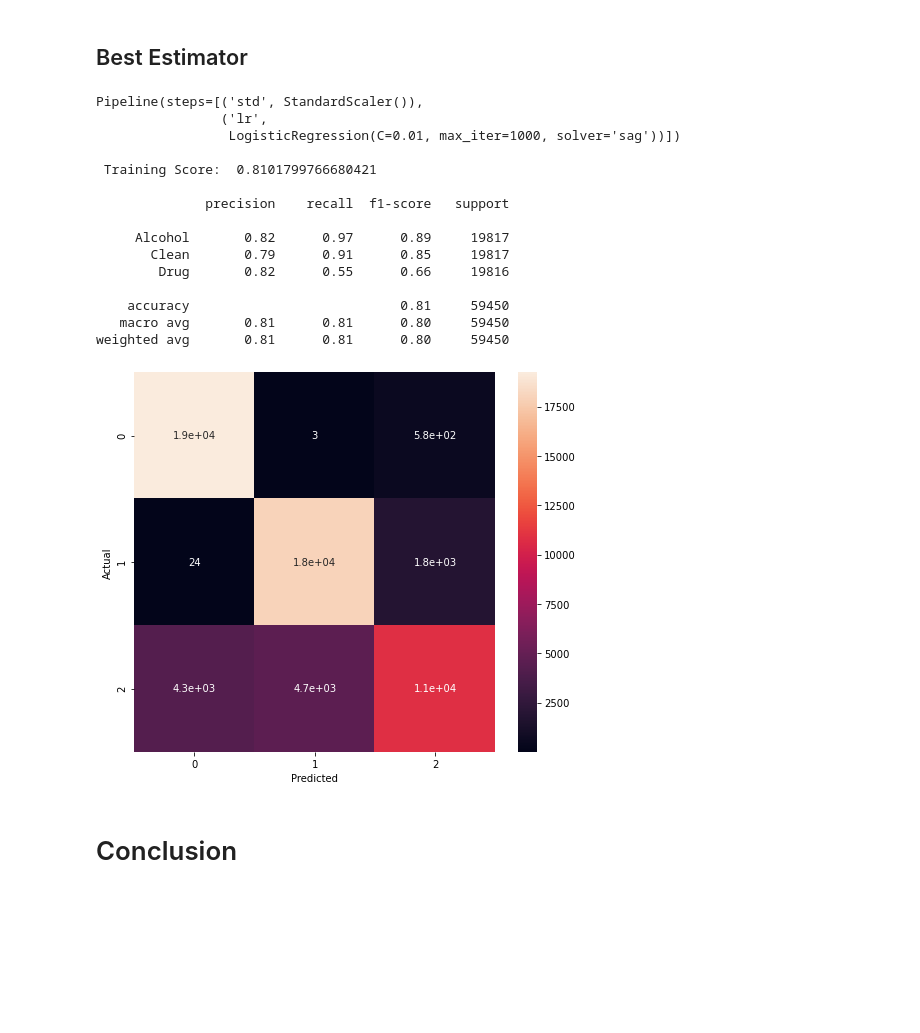
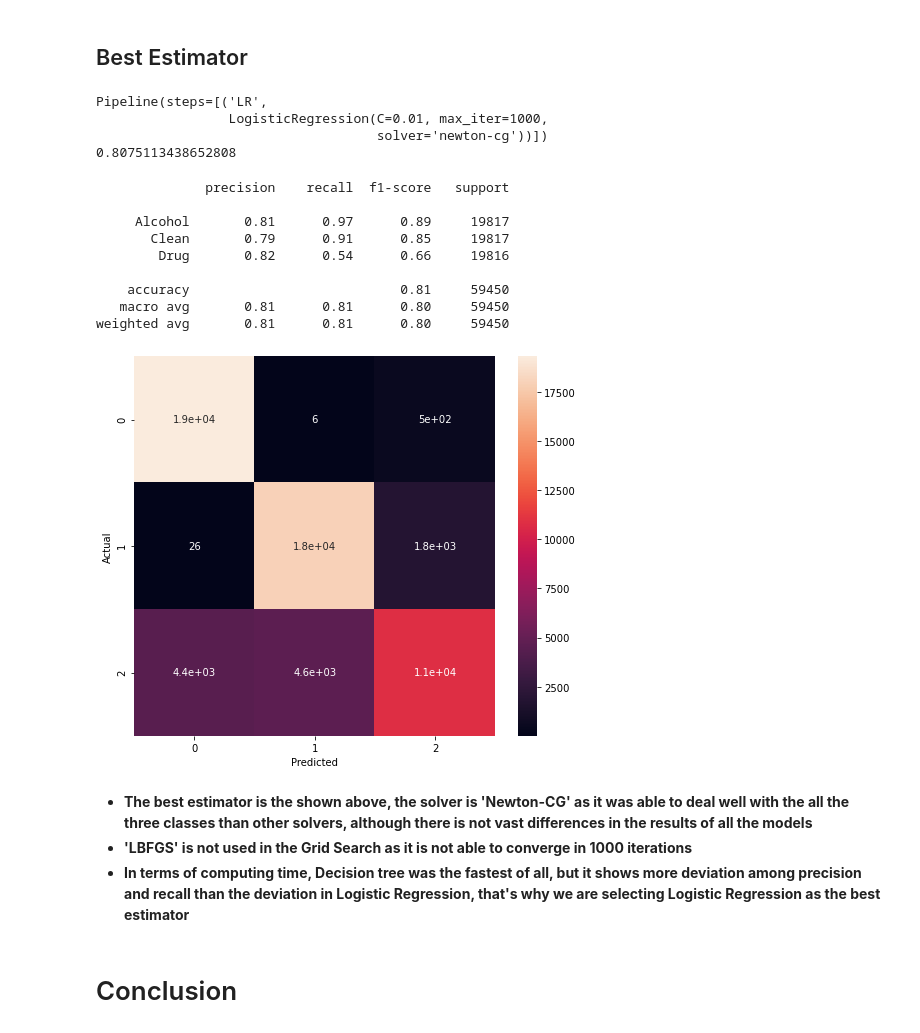
Before and after one commit to nishitvyas/Traffic_Crash_Project_602, a Jupyter notebook: Project_Final.ipynb, the cells around one changed output. Saved outputs shown, nothing was run; the diff lists cells and outputs as text; code cells hidden in the pictures; blank space fills up the shorter version.

```diff
--- a/Project_Final.ipynb
+++ b/Project_Final.ipynb
@@ -717,27 +715,55 @@ weighted avg       0.80      0.80      0.79     59450
 [figure]
 # %% [markdown]
 ## Best Estimator
-# %%
-# Logistic Regression Pipeline
-LogRegPipeline(C=0.01,penalty = 'l2', solver='sag', max_iter=1000,
-               X_train=X_sm_train,y_train=y_sm_train,X_test=X_sm_test,y_test=y_sm_test)
-# %% [output]
-Pipeline(steps=[('std', StandardScaler()),
-                ('lr',
-                 LogisticRegression(C=0.01, max_iter=1000, solver='sag'))])
-
- Training Score:  0.8101799766680421
-
-              precision    recall  f1-score   support
-
-     Alcohol       0.82      0.97      0.89     19817
-       Clean       0.79      0.91      0.85     19817
-        Drug       0.82      0.55      0.66     19816
-
-    accuracy                           0.81     59450
-   macro avg       0.81      0.81      0.80     59450
-weighted avg       0.81      0.81      0.80     59450
-[figure, removed]
+# %%
+import warnings
+with warnings.catch_warnings():
+    param_grid = [
+      {'LR__solver':['sag','saga','newton-cg']}
+     ]
+    LR_pipe = Pipeline([
+            ('LR', LogisticRegression(C=0.01,penalty = 'l2', max_iter=1000))
+        ])
+
+    gcv_results = GridSearchCV(estimator=LR_pipe, param_grid=param_grid, scoring='accuracy', refit=True)
+    gcv_results = gcv_results.fit(X_sm_train, y_sm_train)
+    print(gcv_results.best_estimator_)
+    print(gcv_results.best_score_)
+# %% [output]
+Pipeline(steps=[('LR',
+                 LogisticRegression(C=0.01, max_iter=1000,
+                                    solver='newton-cg'))])
+0.8075113438652808
+# %%
+preds = gcv_results.predict(X_sm_test)
+print(classification_report(y_true=y_sm_test, y_pred=preds))
+
+cm= confusion_matrix(y_true=y_sm_test, y_pred=preds)
+plt.figure(figsize=(7,6))
+sns.heatmap(cm, annot=True)
+plt.xlabel('Predicted')
+plt.ylabel('Actual')
+plt.tight_layout()
+plt.show()
+
+# # Logistic Regression Pipeline
+# LogRegPipeline(C=0.01,penalty = 'l2', solver='sag', max_iter=1000,
+#                X_train=X_sm_train,y_train=y_sm_train,X_test=X_sm_test,y_test=y_sm_test)
+# %% [output]
+              precision    recall  f1-score   support
+
+     Alcohol       0.81      0.97      0.89     19817
+       Clean       0.79      0.91      0.85     19817
+        Drug       0.82      0.54      0.66     19816
+
+    accuracy                           0.81     59450
+   macro avg       0.81      0.81      0.80     59450
+weighted avg       0.81      0.81      0.80     59450
+[figure, added]
+# %% [markdown]
+- __The best estimator is the shown above, the solver is 'Newton-CG' as it was able to deal well with the all the three classes than other solvers, although there is not vast differences in the results of all the models__
+- __'LBFGS' is not used in the Grid Search as it is not able to converge in 1000 iterations__
+- __In terms of computing time, Decision tree was the fastest of all, but it shows more deviation among precision and recall than the deviation in Logistic Regression, that's why we are selecting Logistic Regression as the best estimator__
 # %% [markdown]
 # Conclusion
 # %% [markdown]
```
Also changed, not shown: parts of 10 cells of this notebook.
